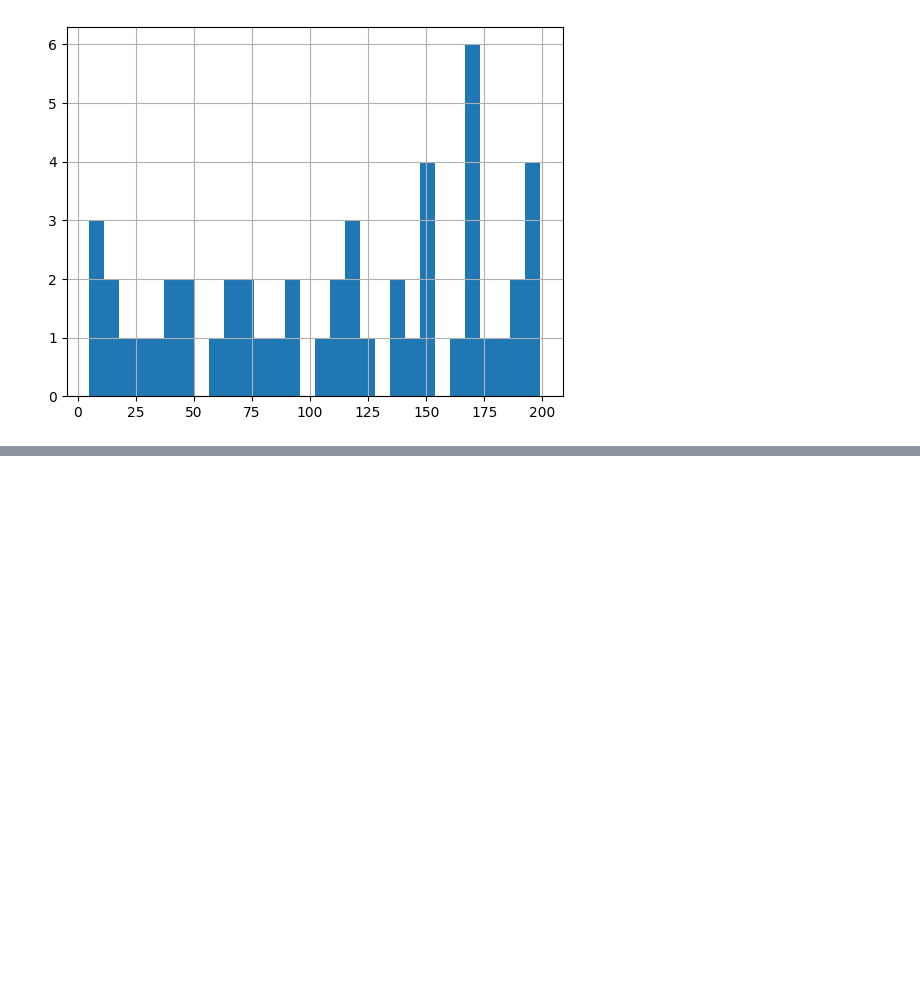
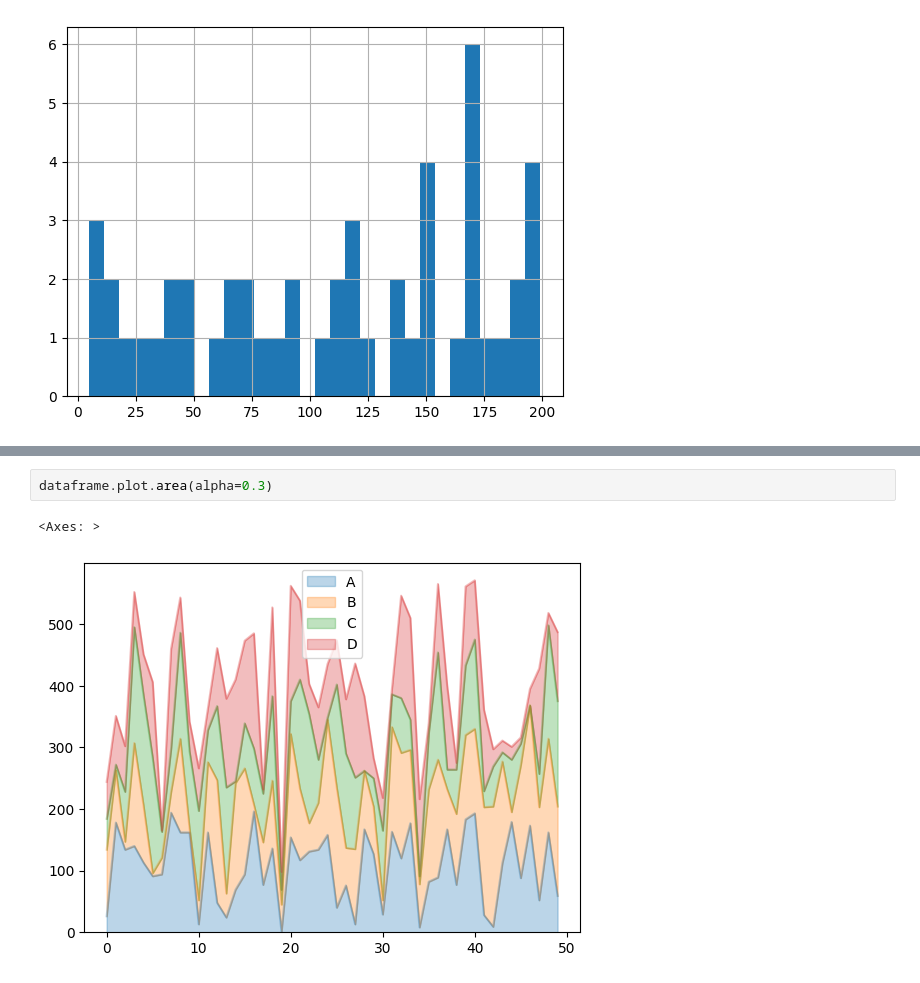
Before and after one commit to PabloSanchez87/IBM-Inteligencia-Artificial, a Jupyter notebook: 3-Machine Learning - Python/3-Módulo Pandas para análisis de datos/1-Bases.ipynb, the cells around one changed output, grey strips where cells are left out. Drawn from its saved outputs; the diff is of its cells as text; blank space fills up the shorter version.

```diff
--- a/3-Machine Learning - Python/3-Módulo Pandas para análisis de datos/1-Bases.ipynb
+++ b/3-Machine Learning - Python/3-Módulo Pandas para análisis de datos/1-Bases.ipynb
@@ -716,0 +722,5 @@ dataframe['B'].hist(bins=30)
+# %%
+dataframe.plot.area(alpha=0.3)
+# %% [output]
+<Axes: >
+[figure, added]
```
Also changed, not shown: parts of 9 cells of this notebook, 2 other files.
